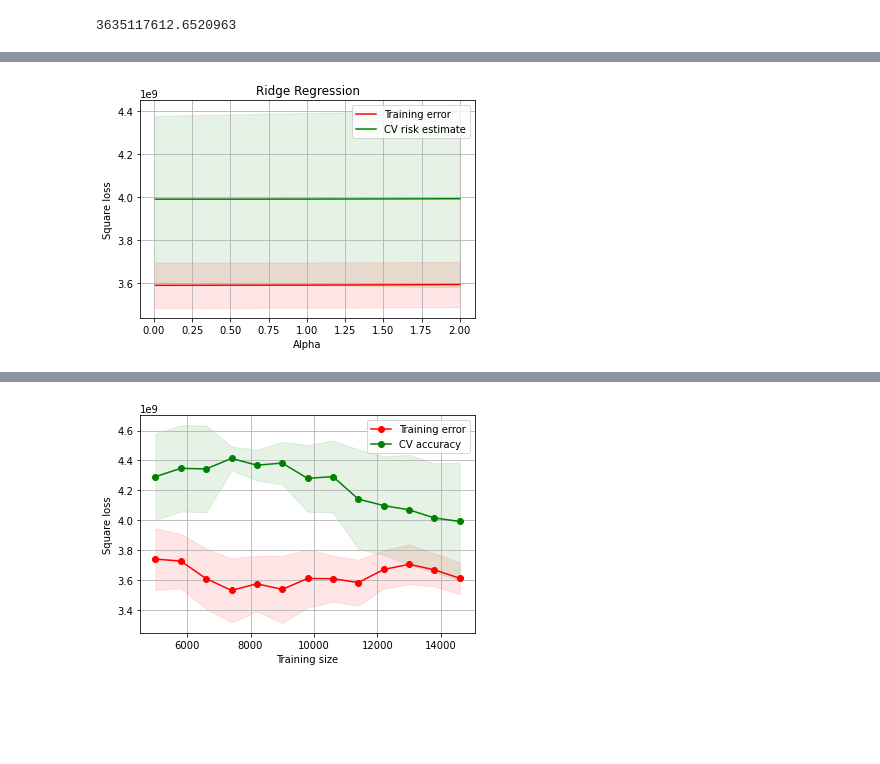
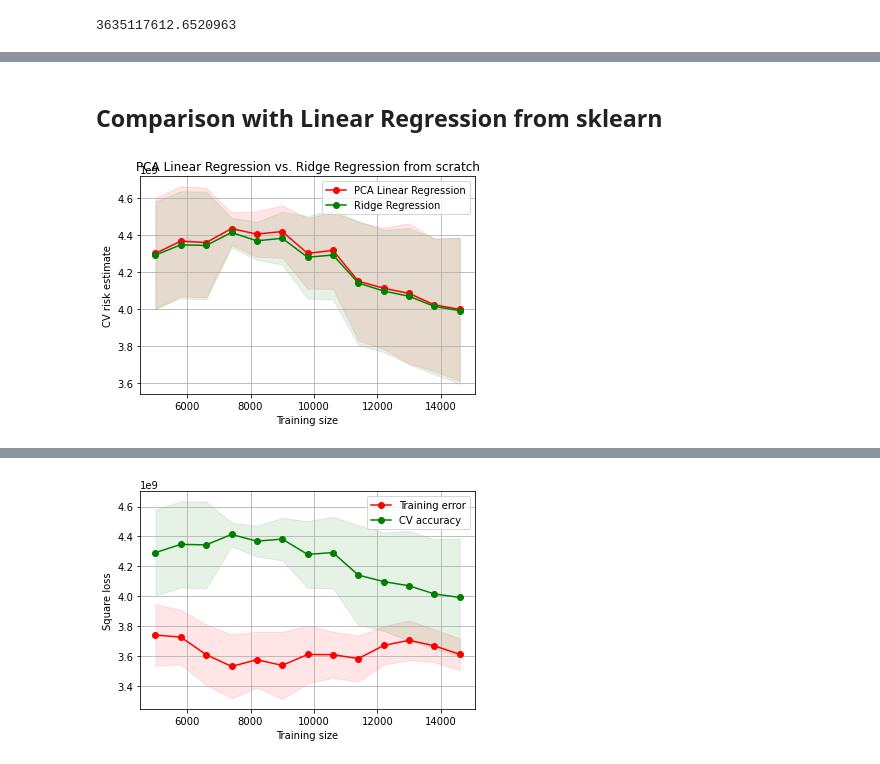
Before and after one commit to martinaviggiano/ml_project, a Jupyter notebook: Machine Learning Project.ipynb, the cells around one changed output, grey strips where cells are left out. Drawn from its saved outputs; the diff is of its cells as text; code cells hidden in the pictures; blank space fills up the shorter version.

Commit message:
Update alpha vals

```diff
--- a/Machine Learning Project.ipynb
+++ b/Machine Learning Project.ipynb
@@ -503,22 +521,32 @@ train_score, val_score = validation_curve(MyRidge(), X_scaled, y, 'alpha', alpha
+# %% [markdown]
+## Comparison with Linear Regression from sklearn
+# %%
+lin_reg = LinearRegression(normalize=True)
+
+sizes = range(5000, 14856, 800)
+l_train_size, l_train_score, l_val_score = learning_curve(lin_reg,
+                                                          X_scaled, y, train_sizes=sizes, cv=5, scoring='neg_mean_squared_error')
+r_train_size, r_train_score, r_val_score = learning_curve(MyRidge(),
+                                                          X_scaled, y, train_sizes=sizes, cv=5, scoring='neg_mean_squared_error')
 # %%
-plt.title('Ridge Regression')
-train_score_mean = -np.mean(train_score, axis=1)
-train_score_std = np.std(train_score, axis=1)
-val_score_mean = -np.mean(val_score, axis=1)
-val_score_std = np.std(val_score, axis=1)
+plt.title('PCA Linear Regression vs. Ridge Regression from scratch')
+l_val_score_mean = -np.mean(l_val_score, axis=1)
+l_val_score_std = np.std(l_val_score, axis=1)
+r_val_score_mean = -np.mean(r_val_score, axis=1)
+r_val_score_std = np.std(r_val_score, axis=1)
 plt.grid()
-plt.fill_between(alpha_vals, train_score_mean - train_score_std,
-                 train_score_mean + train_score_std, alpha=0.1,
+plt.fill_between(sizes, l_val_score_mean - l_val_score_std,
+                 l_val_score_mean + l_val_score_std, alpha=0.1,
                  color="r")
-plt.fill_between(alpha_vals, val_score_mean - val_score_std,
-                 val_score_mean + val_score_std, alpha=0.1, color="g")
-plt.plot(alpha_vals, train_score_mean, color="r",
-         label="Training error")
-plt.plot(alpha_vals, val_score_mean, color="g",
-         label="CV risk estimate")
+plt.fill_between(sizes, r_val_score_mean - r_val_score_std,
+                 r_val_score_mean + r_val_score_std, alpha=0.1, color="g")
+plt.plot(sizes, l_val_score_mean, 'o-', color="r",
+         label="PCA Linear Regression")
+plt.plot(sizes, r_val_score_mean, 'o-', color="g",
+         label="Ridge Regression")
 plt.legend()
-plt.xlabel('Alpha')
-plt.ylabel('Square loss')
+plt.xlabel("Training size")
+plt.ylabel("CV risk estimate")
 plt.show()
 # %% [output]
-[figure, old version]
+[figure, new version]
```
Also changed, not shown: parts of 13 cells of this notebook.
